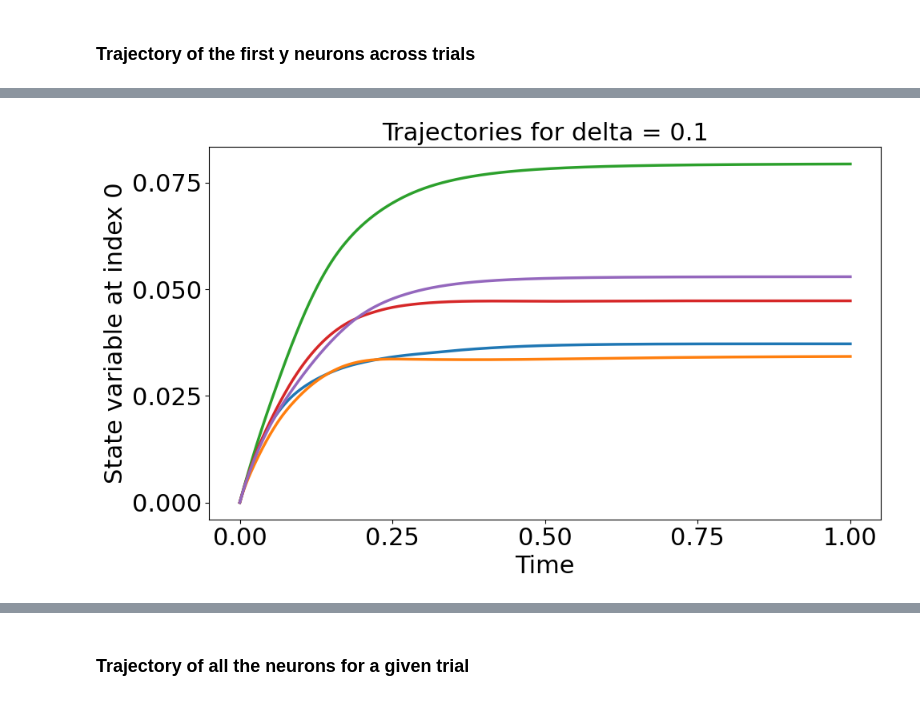
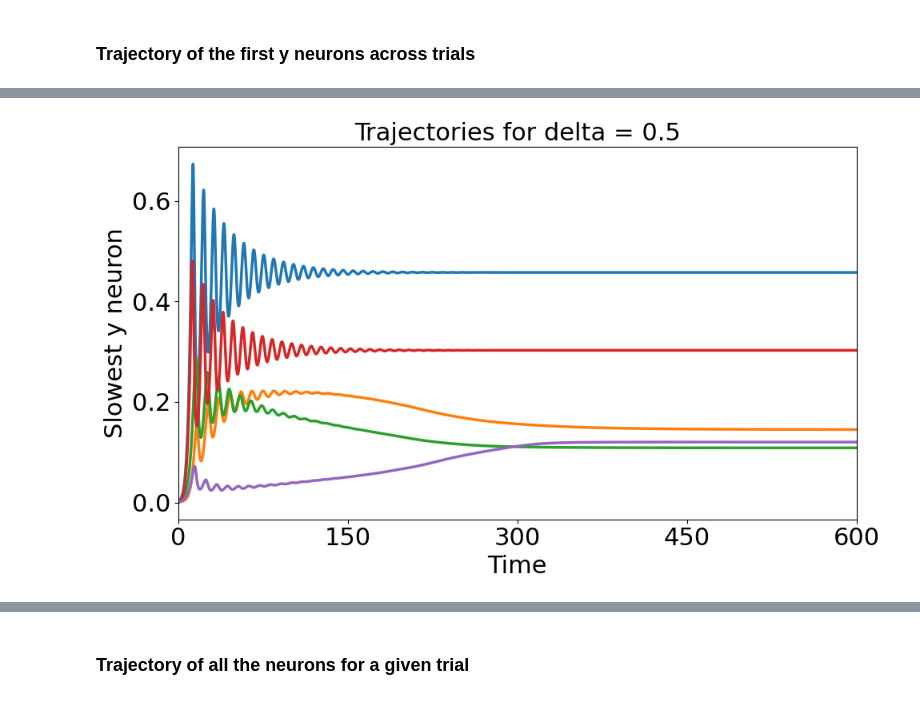
Before and after one commit to shivangrawat/perturbed_organics, a Jupyter notebook: examples/trajectories_and_phase_portraits.ipynb, the cells around one changed output, grey strips where cells are left out. Drawn from its saved outputs; the diff is of its cells as text; code cells hidden in the pictures.

```diff
--- a/examples/trajectories_and_phase_portraits.ipynb
+++ b/examples/trajectories_and_phase_portraits.ipynb
@@ -24,12 +24,12 @@ Way = torch.ones(N, N)
 # %%
 # Specify delta and generate Wyy
 mu = 0.0
-delta = 0.3  # Adjust delta as desired
+delta = 0.5  # Adjust delta as desired
 # %%
 # Define the time vector for simulation
 tau_min = min(torch.min(tauA), torch.min(tauY))
 tau_max = max(torch.max(tauA), torch.max(tauY))
-chunk_time = 500 * tau_max
+chunk_time = 1000 * tau_max
 dt = 0.05 * tau_min
 points = int(chunk_time / dt)
 t_chunk = torch.linspace(0, chunk_time, points)
@@ -45,11 +61,15 @@ z = utils.make_input_drive(N=N, input_type=model_name, input_norm=input_norm)
 # %%
 n_trajectories = 5  # Desired number of accepted trajectories
-idx = 0           # Index of the state variable to check
-threshold = 0.03   # Define your threshold here
+
+all_traj_data = []  # List to store all trajectory data
 
 trajectories_idx = []  # List to store accepted trajectory data
 
 accepted = 0  # Counter for accepted trajectories
+
+threshold = 0.05  # Threshold for the slowest neuron
+
+
 while accepted < n_trajectories:
     Wyy = torch.eye(N) + utils.generate_matrix(N=N, matrix_type='goe_symmetric', s=N, mu=mu, delta=delta)
     model = organics.ORGaNICs2DgeneralRectifiedRecurrence(
@@ -70,12 +90,12 @@ while accepted < n_trajectories:
     y0 = model.inital_conditions(initial_type=initial_type)
     traj = sim_obj.simulate(t_chunk, y0=y0)
 
-    # Check the final value of the state variable at the specified index
-    final_value = traj[-1, idx].detach().numpy()
-    if final_value < threshold:
-        # Trajectory rejected because its final value is below the threshold
+    slowest_time, slow_idx = find_slowest_neuron(traj, t_chunk, epsilon=1e-5, window=100)
+
+    # Store the accepted trajectory data
+    if slowest_time < 0.24 * chunk_time or traj[-1, slow_idx] < threshold:
         continue
-    else:
-        # Store the accepted trajectory data
-        trajectories_idx.append(traj[:, idx].detach().numpy())
-        accepted += 1
+    trajectories_idx.append(traj[:, slow_idx].detach().numpy())
+    all_traj_data.append(traj)
+    accepted += 1
+    print(accepted)
@@ -82,34 +141,34 @@ while accepted < n_trajectories:
 # %%
-
 # Now, plot the stored trajectories on a single figure
 plt.figure(figsize=(10, 6))
 colors = plt.get_cmap("tab10")
 
 for i, traj_data in enumerate(trajectories_idx):
-    plt.plot(t_chunk.numpy(), traj_data, linewidth=2.5, label=f'Trajectory {i+1}', color=colors(i))
+    plt.plot(t_chunk.numpy() / 0.002, traj_data, linewidth=2.5, label=f'Trajectory {i+1}', color=colors(i))
 
 # Set labels and title with the same font sizes as before
 plt.xlabel("Time", fontsize=22)
-plt.ylabel(f"State variable at index {idx}", fontsize=22)
+plt.ylabel(f"Slowest y neuron", fontsize=22)
 plt.title(f"Trajectories for delta = {delta}", fontsize=22)
 plt.xticks(fontsize=22)
 plt.yticks(fontsize=22)
 # Limit to only 4 ticks on x axis
 plt.gca().xaxis.set_major_locator(ticker.MaxNLocator(nbins=5))
 plt.gca().yaxis.set_major_locator(ticker.MaxNLocator(nbins=4))
 
 # plt.legend(fontsize=12)
 
 # Create folder and file save paths similar to the histogram code
 folder_loc = f'../figures/mu_{mu}/fig_trajectories'
 os.makedirs(folder_loc, exist_ok=True)
 file_name = f'trajectories_{delta}'
 file_save_path = os.path.join(folder_loc, file_name)
+plt.xlim(0, 600)
 
 plt.tight_layout()
 plt.savefig(f'{file_save_path}.png', bbox_inches='tight')
 plt.savefig(f'{file_save_path}.svg', format='svg', bbox_inches='tight', dpi=300)
 plt.savefig(f'{file_save_path}.eps', format='eps', bbox_inches='tight', dpi=300)
 plt.show()
 # %% [output]
-[figure, old version]
+[figure, new version]
```
Also changed, not shown: parts of 9 cells of this notebook, 4 other files.
